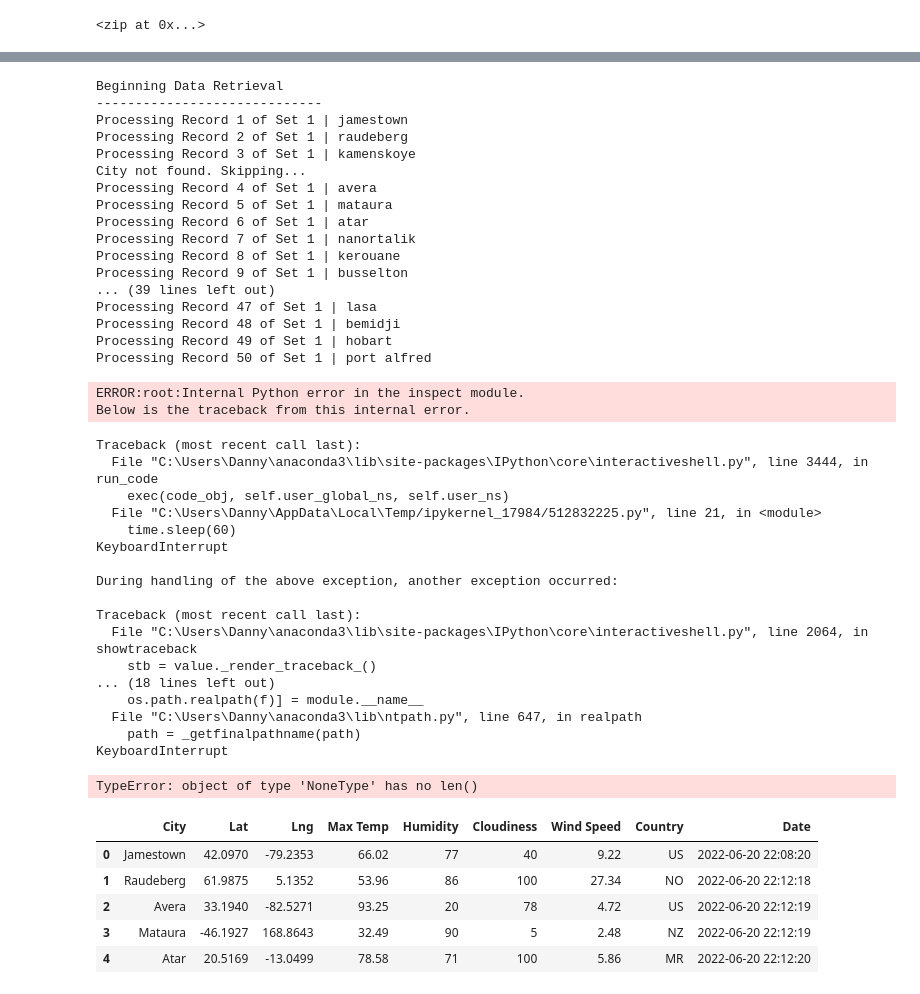
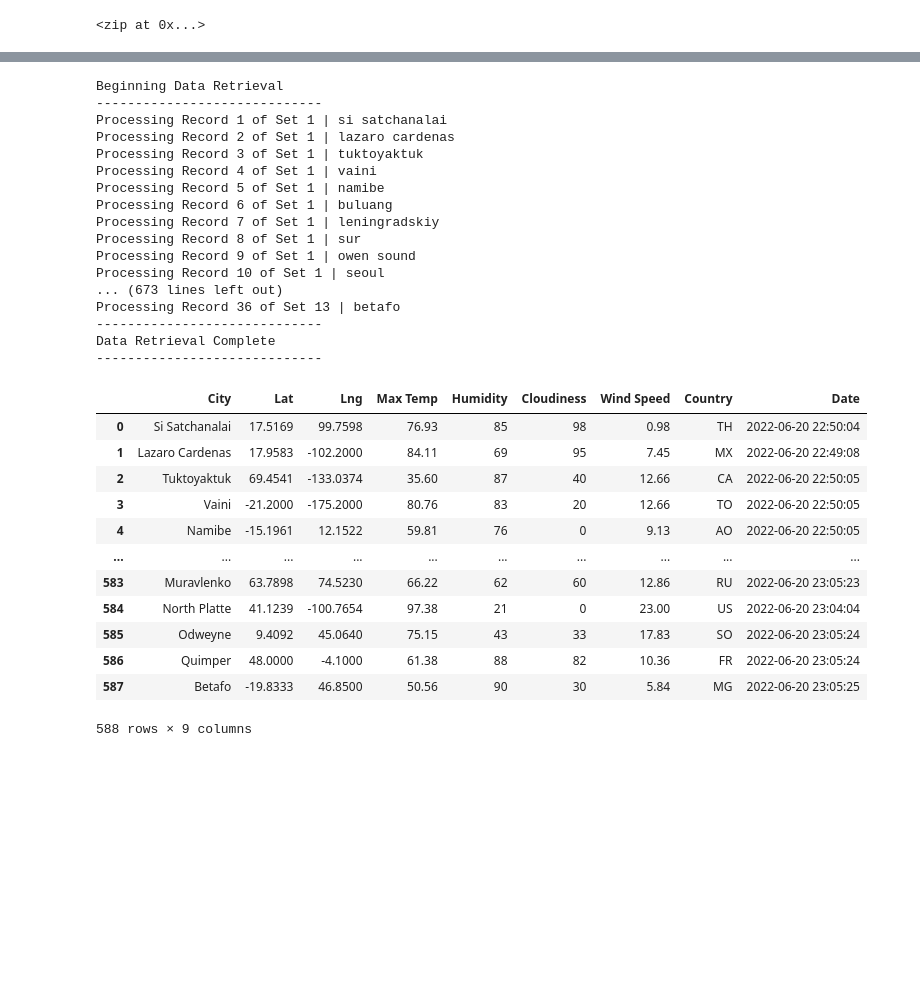
Before and after one commit to mula829/World_Weather_Analysis, a Jupyter notebook: WeatherPy.ipynb, the cells around one changed output, grey strips where cells are left out. Drawn from its saved outputs; the diff is of its cells as text; code cells hidden in the pictures; blank space fills up the shorter version.

```diff
--- a/WeatherPy.ipynb
+++ b/WeatherPy.ipynb
@@ -74,9 +74,7 @@ record_count = 1
 set_count = 1
 
 # Loop through all the cities in our list.
-for i in range(len(cities)):
-
-   for i, city in enumerate(cities):
+for i, city in enumerate(cities):
 
     # Group cities in sets of 50 for logging purposes
     if (i % 50 == 0 and i >= 50):
@@ -128,52 +126,39 @@ print("-----------------------------")
 # %% [output]
 Beginning Data Retrieval
 -----------------------------
-Processing Record 1 of Set 1 | jamestown
-Processing Record 2 of Set 1 | raudeberg
-Processing Record 3 of Set 1 | kamenskoye
-City not found. Skipping...
-Processing Record 4 of Set 1 | avera
-Processing Record 5 of Set 1 | mataura
-Processing Record 6 of Set 1 | atar
-Processing Record 7 of Set 1 | nanortalik
-Processing Record 8 of Set 1 | kerouane
-Processing Record 9 of Set 1 | busselton
-... (39 lines left out)
-Processing Record 47 of Set 1 | lasa
-Processing Record 48 of Set 1 | bemidji
-Processing Record 49 of Set 1 | hobart
-Processing Record 50 of Set 1 | port alfred
+Processing Record 1 of Set 1 | si satchanalai
+Processing Record 2 of Set 1 | lazaro cardenas
+Processing Record 3 of Set 1 | tuktoyaktuk
+Processing Record 4 of Set 1 | vaini
+Processing Record 5 of Set 1 | namibe
+Processing Record 6 of Set 1 | buluang
+Processing Record 7 of Set 1 | leningradskiy
+Processing Record 8 of Set 1 | sur
+Processing Record 9 of Set 1 | owen sound
+Processing Record 10 of Set 1 | seoul
+... (673 lines left out)
+Processing Record 36 of Set 13 | betafo
+-----------------------------
+Data Retrieval Complete
+-----------------------------
-ERROR:root:Internal Python error in the inspect module.
-Below is the traceback from this internal error.
-Traceback (most recent call last):
-  File "C:\Users\Danny\anaconda3\lib\site-packages\IPython\core\interactiveshell.py", line 3444, in run_code
-    exec(code_obj, self.user_global_ns, self.user_ns)
-  File "C:\Users\Danny\AppData\Local\Temp/ipykernel_17984/512832225.py", line 21, in <module>
-    time.sleep(60)
-KeyboardInterrupt
-
-During handling of the above exception, another exception occurred:
-
-Traceback (most recent call last):
-  File "C:\Users\Danny\anaconda3\lib\site-packages\IPython\core\interactiveshell.py", line 2064, in showtraceback
-    stb = value._render_traceback_()
-... (18 lines left out)
-    os.path.realpath(f)] = module.__name__
-  File "C:\Users\Danny\anaconda3\lib\ntpath.py", line 647, in realpath
-    path = _getfinalpathname(path)
-KeyboardInterrupt
-TypeError: object of type 'NoneType' has no len()
 # %%
 # Convert the array of dictionaries to a Pandas DataFrame.
 city_data_df = pd.DataFrame(city_data)
-city_data_df.head(5)
+city_data_df
 # %% [output]
 |  | City | Lat | Lng | Max Temp | Humidity | Cloudiness | Wind Speed | Country | Date |
-| 0 | Jamestown | 42.0970 | -79.2353 | 66.02 | 77 | 40 | 9.22 | US | 2022-06-20 22:08:20 |
-| 1 | Raudeberg | 61.9875 | 5.1352 | 53.96 | 86 | 100 | 27.34 | NO | 2022-06-20 22:12:18 |
-| 2 | Avera | 33.1940 | -82.5271 | 93.25 | 20 | 78 | 4.72 | US | 2022-06-20 22:12:19 |
-| 3 | Mataura | -46.1927 | 168.8643 | 32.49 | 90 | 5 | 2.48 | NZ | 2022-06-20 22:12:19 |
-| 4 | Atar | 20.5169 | -13.0499 | 78.58 | 71 | 100 | 5.86 | MR | 2022-06-20 22:12:20 |
+| 0 | Si Satchanalai | 17.5169 | 99.7598 | 76.93 | 85 | 98 | 0.98 | TH | 2022-06-20 22:50:04 |
+| 1 | Lazaro Cardenas | 17.9583 | -102.2000 | 84.11 | 69 | 95 | 7.45 | MX | 2022-06-20 22:49:08 |
+| 2 | Tuktoyaktuk | 69.4541 | -133.0374 | 35.60 | 87 | 40 | 12.66 | CA | 2022-06-20 22:50:05 |
+| 3 | Vaini | -21.2000 | -175.2000 | 80.76 | 83 | 20 | 12.66 | TO | 2022-06-20 22:50:05 |
+| 4 | Namibe | -15.1961 | 12.1522 | 59.81 | 76 | 0 | 9.13 | AO | 2022-06-20 22:50:05 |
+| ... | ... | ... | ... | ... | ... | ... | ... | ... | ... |
+| 583 | Muravlenko | 63.7898 | 74.5230 | 66.22 | 62 | 60 | 12.86 | RU | 2022-06-20 23:05:23 |
+| 584 | North Platte | 41.1239 | -100.7654 | 97.38 | 21 | 0 | 23.00 | US | 2022-06-20 23:04:04 |
+| 585 | Odweyne | 9.4092 | 45.0640 | 75.15 | 43 | 33 | 17.83 | SO | 2022-06-20 23:05:24 |
+| 586 | Quimper | 48.0000 | -4.1000 | 61.38 | 88 | 82 | 10.36 | FR | 2022-06-20 23:05:24 |
+| 587 | Betafo | -19.8333 | 46.8500 | 50.56 | 90 | 30 | 5.84 | MG | 2022-06-20 23:05:25 |
+588 rows × 9 columns
 # %%
 new_column_order = ["City", "Country", "Lat","Lng","Max Temp","Humidity","Cloudiness","Wind Speed"]
 # %%
```
Also changed, not shown: parts of 8 cells of this notebook.
